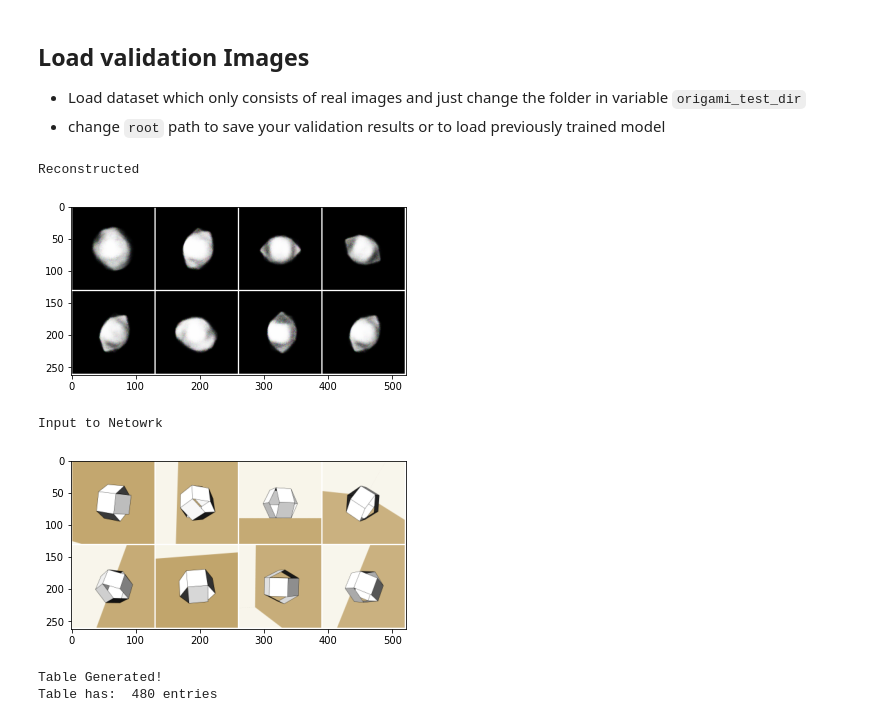
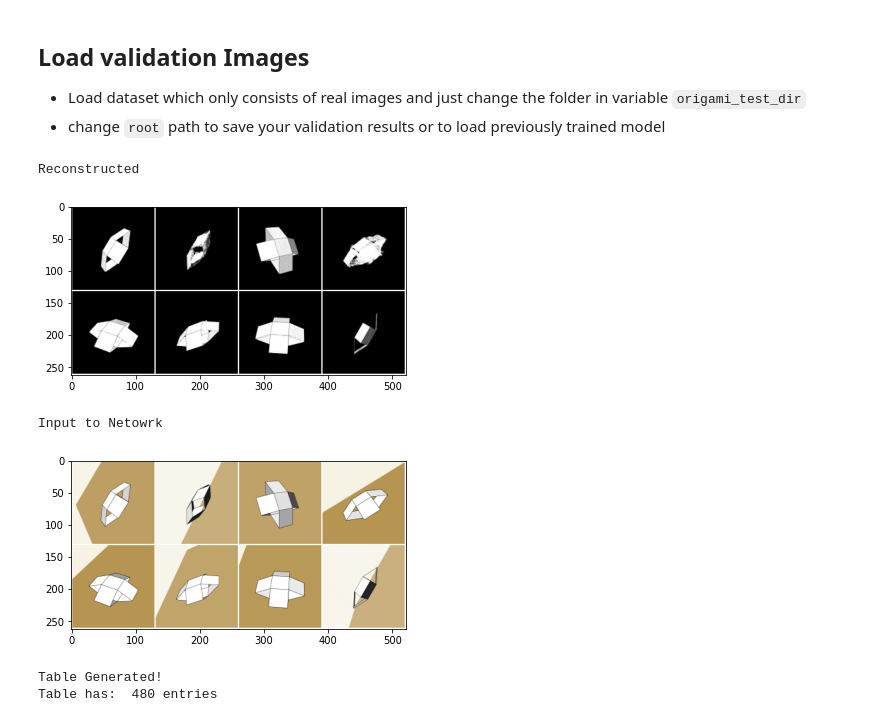
Before and after one commit to take2rohit/scoop_net, a Jupyter notebook: colab_denoising_ae.ipynb, the cells around one changed output. Saved outputs shown, nothing was run; the diff lists cells and outputs as text; code cells hidden in the pictures.

```diff
--- a/colab_denoising_ae.ipynb
+++ b/colab_denoising_ae.ipynb
@@ -75,7 +77,7 @@ train_batch_size = 8
 test_batch_size = 8
 split_percent = 0.8
 
-origami_dataset_dir = "/content/Origami-Dataset/HapticOrigami/Fold_0.5"
+origami_dataset_dir = "/content/Origami-Dataset/HapticOrigami/Fold_0.3"
 # origami_dataset_dir = "/content/MarowDataset"
 inp='Input'
 out='Output'
@@ -84,9 +86,9 @@ use_cuda = torch.cuda.is_available()
 device = torch.device("cuda" if use_cuda else "cpu")
 kwargs = {'num_workers': 1, 'pin_memory': True} if use_cuda else {}
 
-trns = transforms.Compose([Resize((128,128)), Normalize(),ToTensor()])
+trns = transforms.Compose([Resize((128,128)),AddNoise(0.2,0.01,noise_typ= 'gauss'),
+                           Normalize(),ToTensor()])
 origami = OrigamiDatasetGenerate(root_dir=origami_dataset_dir,inp=inp, out=out, transform=trns)
-
 train_size = int(split_percent * len(origami))
 test_size = abs(len(origami) - train_size)
 train_dataset, test_dataset = torch.utils.data.random_split(origami, [train_size, test_size])
@@ -146,7 +148,7 @@ def train(model, device, train_loader, optimizer, epoch,log_interval=20):
         if batch_idx % log_interval == 0:
             print('Train Epoch: {} \tLoss: {:.6f}'.format(epoch,loss.item()))
     store_train_loss.append([epoch,loss.item()])
-    scheduler.step()
+    # scheduler.step()
 
 def test(model, device, test_loader,save_img=False,ep=None,save_folder=None):
     model.eval()
@@ -181,8 +183,8 @@ def loss_plotter(store_train_loss, store_test_loss, epoch, location):
     store_test_loss= np.array(store_test_loss)
     plt.plot(store_train_loss[:,0], store_train_loss[:,1], label='Train Loss')
     plt.plot(store_test_loss[:,0], store_test_loss[:,1], label='Test Loss')
+    plt.legend()
     plt.savefig(os.path.join(location,'plots',f'plot_{epoch}.png'))
-    plt.legend()
     plt.show()
 # %% [markdown]
 # Start Training Here
@@ -194,13 +196,14 @@ def loss_plotter(store_train_loss, store_test_loss, epoch, location):
 
 *Remeber to delete old plots and saved results to avoid confusions between previously and recently trained*
 # %%
-epochs = 1000
+epochs = 5000
 save_model_and_losses = True
-load_saved_model = False
+load_saved_model = True
 save_after = 50 #epocs (saves model and graphs)
 
-root = '/content/drive/My Drive/RohitEeChianNUSTeleinternGamitrack/denoising_ae_colab'
-save_model_name = "fold_5.pt"
+root = '/content/drive/My Drive/RohitEeChianNUSTeleinternGamitrack/denoising_ae_colab/haptic_3_noise'
+save_model_name = "fold_3_noise.pt"
+model = AugmentedAutoencoder().to(device)
 
 ### Create folders if not exists
 saved_model_pth = os.path.join(os.path.join(root,save_model_name))
@@ -208,16 +211,15 @@ if not os.path.exists(root):
     os.mkdir(root)
 
 if os.path.exists(saved_model_pth) and load_saved_model:
-
     model.load_state_dict(torch.load(saved_model_pth))
 
 if not os.path.exists(os.path.join(root,'plots')):
     os.mkdir(os.path.join(root,'plots'))
 
+### Start training here
 
-model = AugmentedAutoencoder().to(device)
 optimizer = optim.Adam(model.parameters(), lr=0.00001)
-scheduler = StepLR(optimizer, step_size=10, gamma=0.7)
+# scheduler = StepLR(optimizer, step_size=10, gamma=0.7)
 store_train_loss = []
 store_test_loss = []
 
@@ -406,43 +348,43 @@ def top_n_similar_result(table, real_img_enc,real_img,reconstructed_real_img, n
 - Load dataset which only consists of real images and just change the folder in variable `origami_test_dir`
 - change `root` path to save your validation results or to load previously trained model
 # %%
-origami_validate_dir = "/content/Origami-Dataset/HapticOrigami/Fold_0.7/Input"
+origami_validate_dir = "/content/Origami-Dataset/HapticOrigami/Fold_0.3/Input"
 
 ## Loading and inferening model
-root = '/content/drive/My Drive/RohitEeChianNUSTeleinternGamitrack/denoising_ae_colab/haptic_5'
-save_model_name = "fold_5.pt"
+root = '/content/drive/My Drive/RohitEeChianNUSTeleinternGamitrack/denoising_ae_colab/haptic_3'
+save_model_name = "fold_3.pt"
 
 val_batch_size = 10
 use_cuda = torch.cuda.is_available()
 kwargs = {'num_workers': 1, 'pin_memory': True} if use_cuda else {}
 
 trns = transforms.Compose([ResizeValidate((128,128)), NormalizeValidate(),ToTensorValidate() ])
 validator = ValidationGenerate(root_dir=origami_validate_dir, transform=trns)
 val_loader = DataLoader(validator, batch_size=val_batch_size,
                             shuffle=True,**kwargs)
 
 
 saved_model_pth = os.path.join(root,save_model_name)
 if not os.path.exists(saved_model_pth):
     print('saved file not found!')
 
 val_img_save_folder = os.path.join(os.path.join(root,'validation_results'))
 if not os.path.exists(val_img_save_folder):
     os.mkdir(val_img_save_folder)
 
 model = AugmentedAutoencoder().to(device)
 # summary(model,(3,128,128))
 model.load_state_dict(torch.load(saved_model_pth))
 sample, output, encodings = cross_validation(model, device, val_loader,
                                              save_folder = val_img_save_folder)
 table = generate_encoding_table(model, device, train_loader)
 
 print('Table has: ', len(table.keys()), 'entries')
 # %% [output]
 Reconstructed
-[figure, old version]
+[figure, new version]
 Input to Netowrk
-[figure, old version]
+[figure, new version]
 Table Generated!
 Table has:  480 entries
 # %%
```
Also changed, not shown: parts of 6 cells of this notebook.
